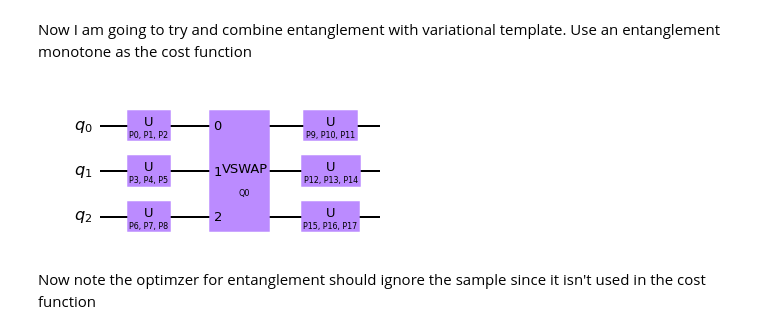
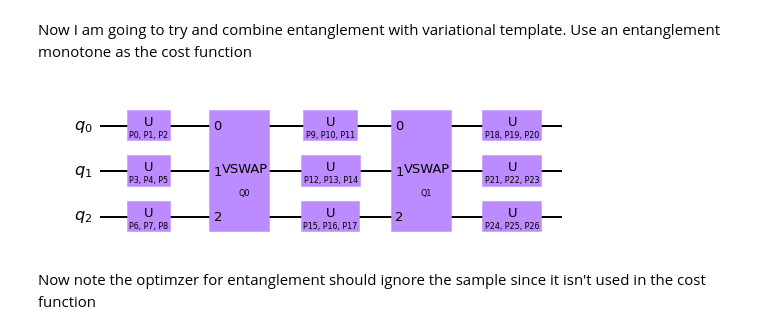
Before and after one commit to Pitt-JonesLab/slam_decomposition, a Jupyter notebook: src/scripts/entropy-entanglement.ipynb, the cells around one changed output. Saved outputs shown, nothing was run; the diff lists cells and outputs as text; code cells hidden in the pictures.

```diff
--- a/src/scripts/entropy-entanglement.ipynb
+++ b/src/scripts/entropy-entanglement.ipynb
@@ -251,12 +253,12 @@ from qiskit.quantum_info import mutual_information, Statevector, partial_trace,
 # %%
 from src.basisv2 import CircuitTemplateV2
 from src.utils.custom_gates import VSwap
 basis = CircuitTemplateV2(n_qubits=3, base_gates = [VSwap], edge_params=[[(0,1,2)]])
-basis.build(1)
-basis.spanning_range = range(1,2)
+basis.build(2)
+basis.spanning_range = range(2,3)
 basis.circuit.draw(output='mpl')
 # %% [output]
-[figure, old version]
+[figure, new version]
 # %%
 ub = 0.61
 basis.add_bound("Q0", min=0, max=ub)
```
Also changed, not shown: parts of 18 cells of this notebook, 14 other files.
